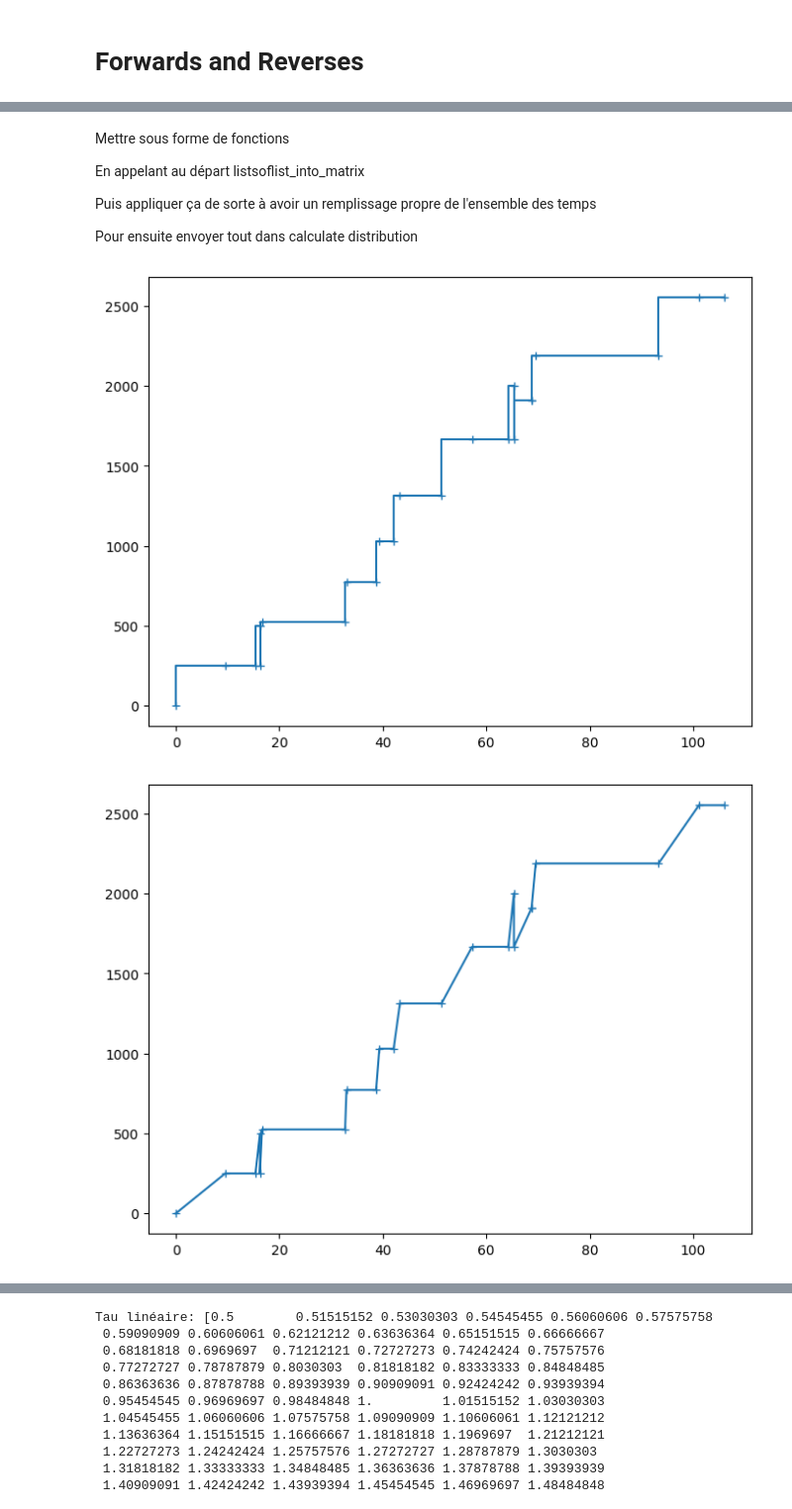
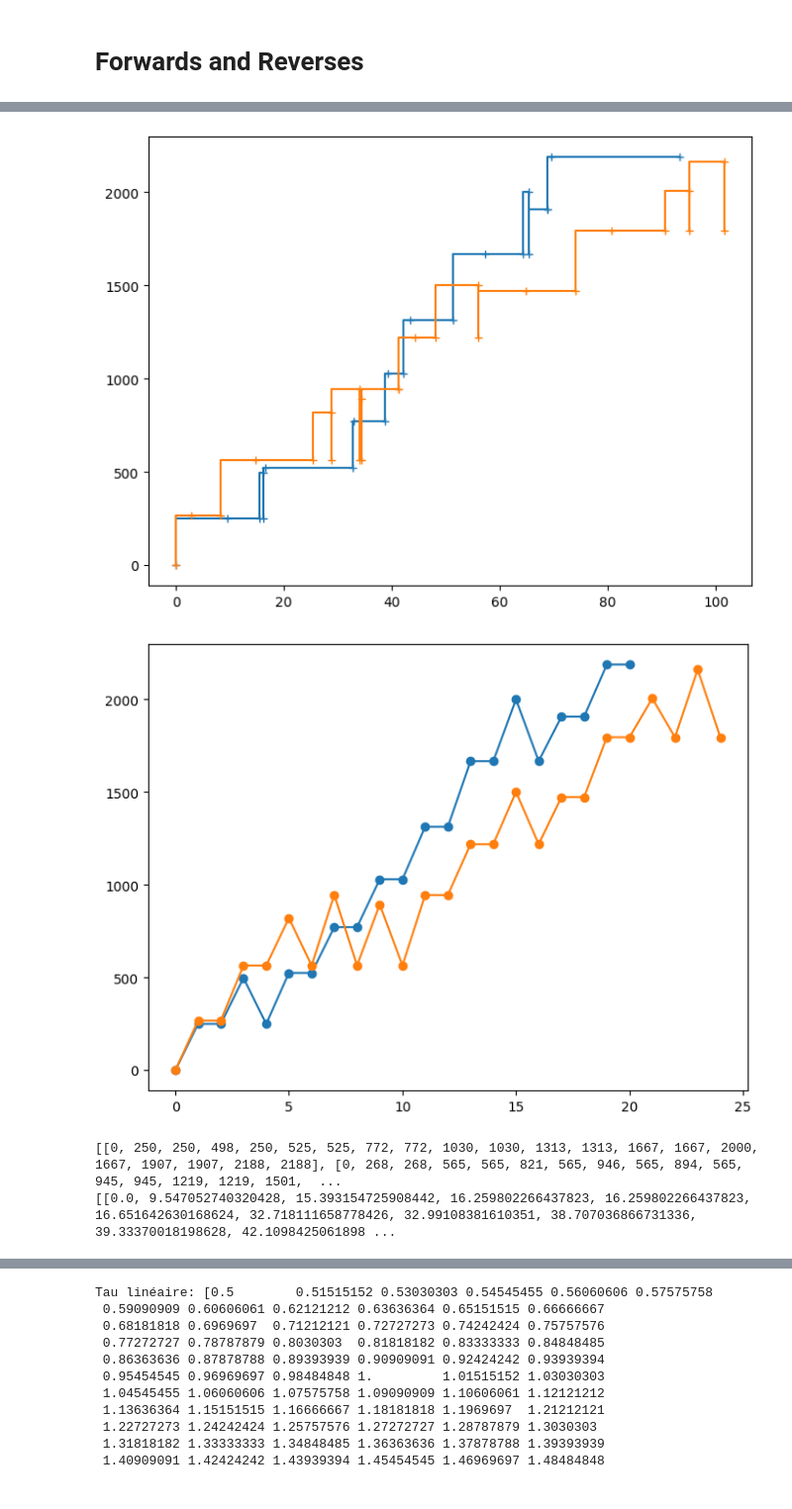
Before and after one commit to npelletbossot/Workspace, a Jupyter notebook: working_on/notebooks/working_on.ipynb, the cells around one changed output, grey strips where cells are left out. Shown at 99% size. Saved outputs shown, nothing was run; the diff lists cells and outputs as text; code cells hidden in the pictures.

```diff
--- a/working_on/notebooks/working_on.ipynb
+++ b/working_on/notebooks/working_on.ipynb
@@ -139,43 +396,54 @@ def calculate_distribution(
 # Forward step dwell times were measured as the time between two consecutive forward steps : ONLY CONSECUTIVE ONES !!
 # Reverse step dwell times were measured as the time between a reverse step and the preceding forward step : ONLY THE PRECEDING FORWARD ONE
 # STEPS NOT JUMPS !!
-# %% [markdown]
-Mettre sous forme de fonctions
-
-En appelant au départ listsoflist_into_matrix
-
-Puis appliquer ça de sorte à avoir un remplissage propre de l'ensemble des temps
-
-Pour ensuite envoyer tout dans calculate distribution
 # %%
 import numpy as np
 import matplotlib.pyplot as plt
+import numpy as np
 
-positions = np.array([[
-    0, 250, 250, 498, 250, 525, 525, 772, 772, 1030, 1030,
+positions = [
+    [0, 250, 250, 498, 250, 525, 525, 772, 772, 1030, 1030,
     1313, 1313, 1667, 1667, 2000, 1667, 1907, 1907, 2188,
-    2188, 2552, 2552
-]], dtype=np.int64)
+    2188],
+    [0, 268, 268, 565, 565, 821, 565, 946, 565, 894, 565,
+    945, 945, 1219, 1219, 1501, 1219, 1473, 1473, 1796,
+    1796, 2006, 1796, 2161, 1796]
+]
 
-times = np.array([[
-    0.0, 9.547052740320428, 15.393154725908442, 16.259802266437823,
+times = [
+    [0.0, 9.547052740320428, 15.393154725908442, 16.259802266437823,
     16.259802266437823, 16.651642630168624, 32.718111658778426,
     32.99108381610351, 38.707036866731336, 39.33370018198628,
     42.10984250618984, 43.31919643429255, 51.356615866059244,
     57.27641719748995, 64.2714662830563, 65.35495885275758,
     65.35495885275758, 68.74894407655424, 68.76929732373166,
-    69.57339452178307, 93.30892590706453, 101.12297124196891,
-    105.96930516766943
-]], dtype=np.float64)
+    69.57339452178307, 93.30892590706453],
+    [0.0, 2.907145333025813, 8.194257385297098, 14.825967438837214,
+    25.380209109223287, 28.809903167372767, 28.809903167372767,
+    33.96078317419712, 33.96078317419712, 34.39330022447007,
+    34.39330022447007, 41.27520016706762, 41.28119742784519,
+    44.31831983236884, 48.089382322463095, 56.007357448862045,
+    56.007357448862045, 64.89797088305131, 74.07320725515285,
+    80.63486045346507, 90.53564626363878, 95.04002387678506,
+    95.04002387678506, 101.49787833244204, 101.49787833244204]
+]
+
 
 
 plt.figure(figsize=(8,6))
 plt.step(times[0], positions[0], marker="+")
+plt.step(times[1], positions[1], marker="+")
 plt.show()
 
 plt.figure(figsize=(8,6))
-plt.plot(times[0], positions[0], marker="+")
+plt.plot(np.arange(0, len(positions[0]),1), positions[0], marker="o")
+plt.plot(np.arange(0, len(positions[1]),1), positions[1], marker="o")
 plt.show()
+
+print(positions)
+print(times)
 # %% [output]
-[figure, old version]
+[figure, new version]
-[figure, old version]
+[figure, new version]
+[[0, 250, 250, 498, 250, 525, 525, 772, 772, 1030, 1030, 1313, 1313, 1667, 1667, 2000, 1667, 1907, 1907, 2188, 2188], [0, 268, 268, 565, 565, 821, 565, 946, 565, 894, 565, 945, 945, 1219, 1219, 1501,  ...
+[[0.0, 9.547052740320428, 15.393154725908442, 16.259802266437823, 16.259802266437823, 16.651642630168624, 32.718111658778426, 32.99108381610351, 38.707036866731336, 39.33370018198628, 42.1098425061898 ...
```
Also changed, not shown: parts of 25 cells of this notebook, 1 other file.
